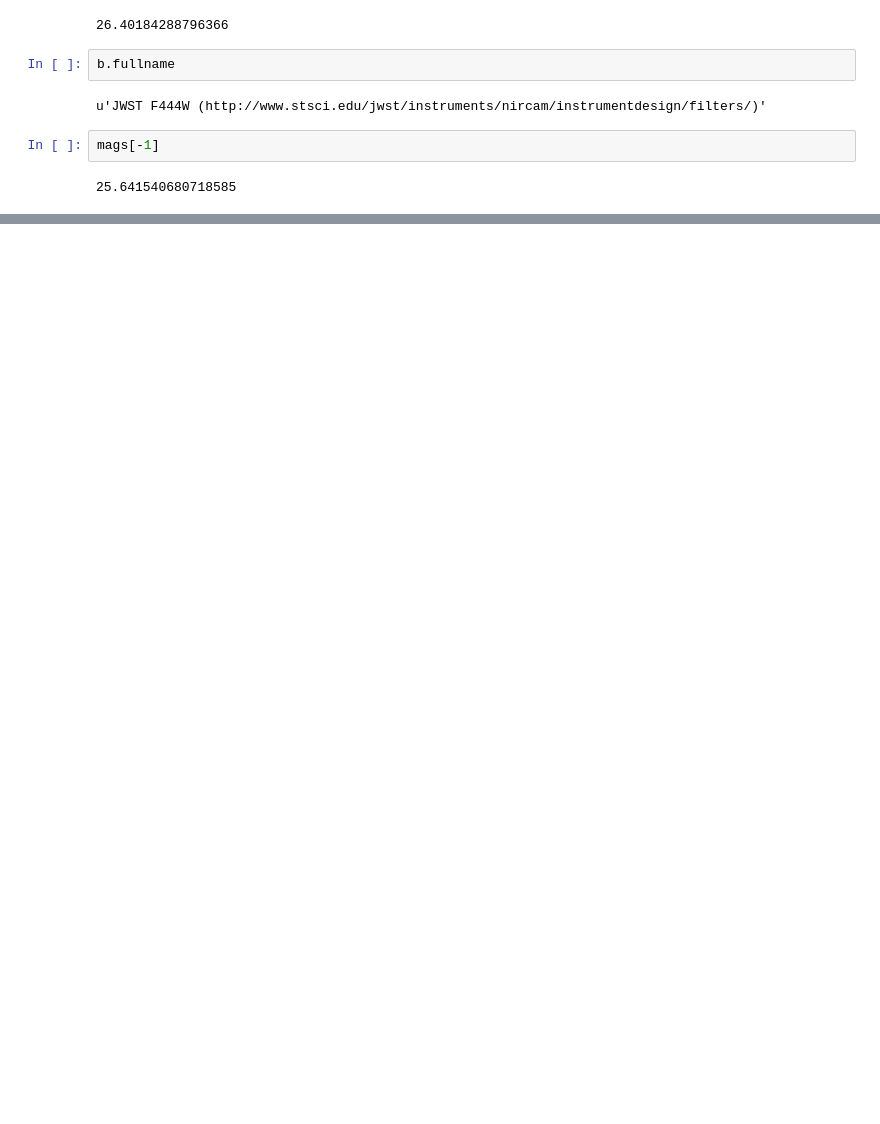
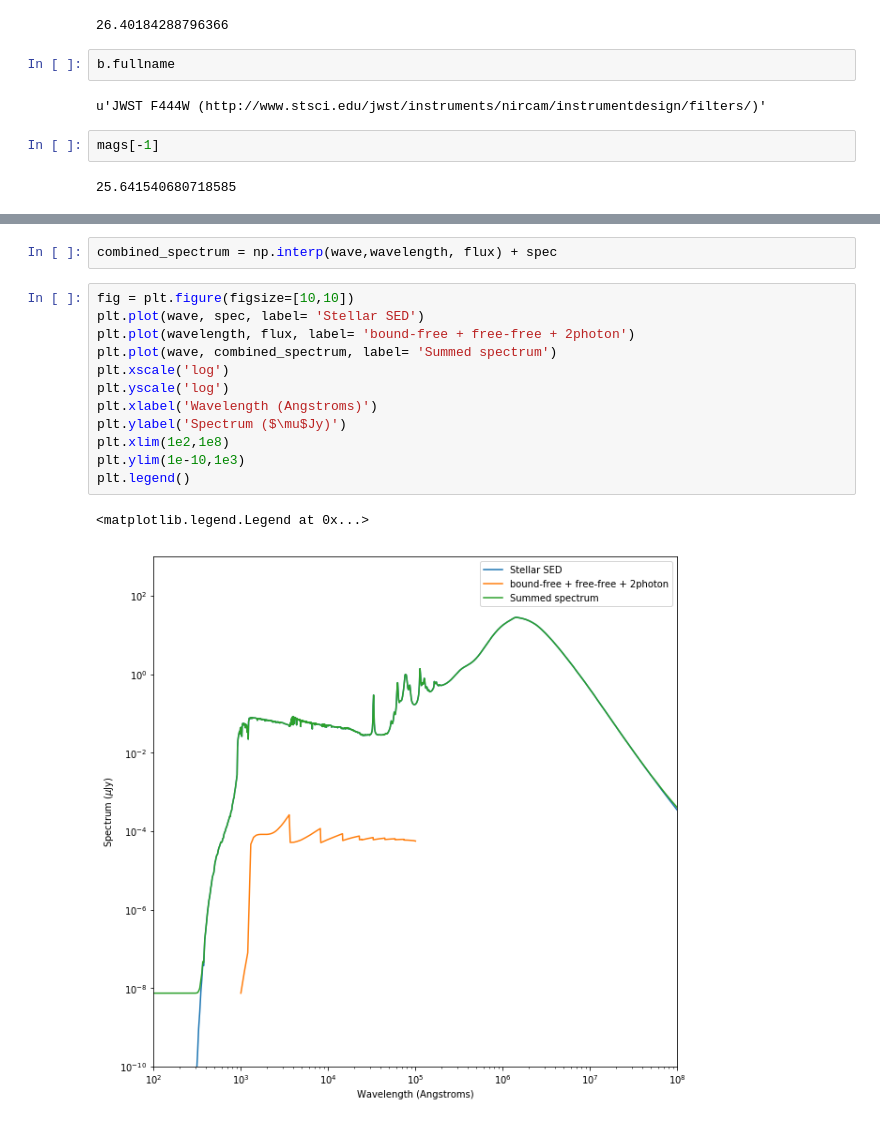
Before and after one commit to sararosecran/radiative_processes, a Jupyter notebook: final_project.ipynb, the cells around one changed output, grey strips where cells are left out. Drawn from its saved outputs; the diff is of its cells as text; blank space fills up the shorter version.

Commit message:
combined spectra

```diff
--- a/final_project.ipynb
+++ b/final_project.ipynb
@@ -275,0 +347,17 @@ mags[-1]
+# %%
+combined_spectrum = np.interp(wave,wavelength, flux) + spec
+# %%
+fig = plt.figure(figsize=[10,10])
+plt.plot(wave, spec, label= 'Stellar SED')
+plt.plot(wavelength, flux, label= 'bound-free + free-free + 2photon')
+plt.plot(wave, combined_spectrum, label= 'Summed spectrum')
+plt.xscale('log')
+plt.yscale('log')
+plt.xlabel('Wavelength (Angstroms)')
+plt.ylabel('Spectrum ($\mu$Jy)')
+plt.xlim(1e2,1e8)
+plt.ylim(1e-10,1e3)
+plt.legend()
+# %% [output]
+<matplotlib.legend.Legend at 0x...>
+[figure, added]
```
Also changed, not shown: parts of 11 cells of this notebook, 2 other files.
